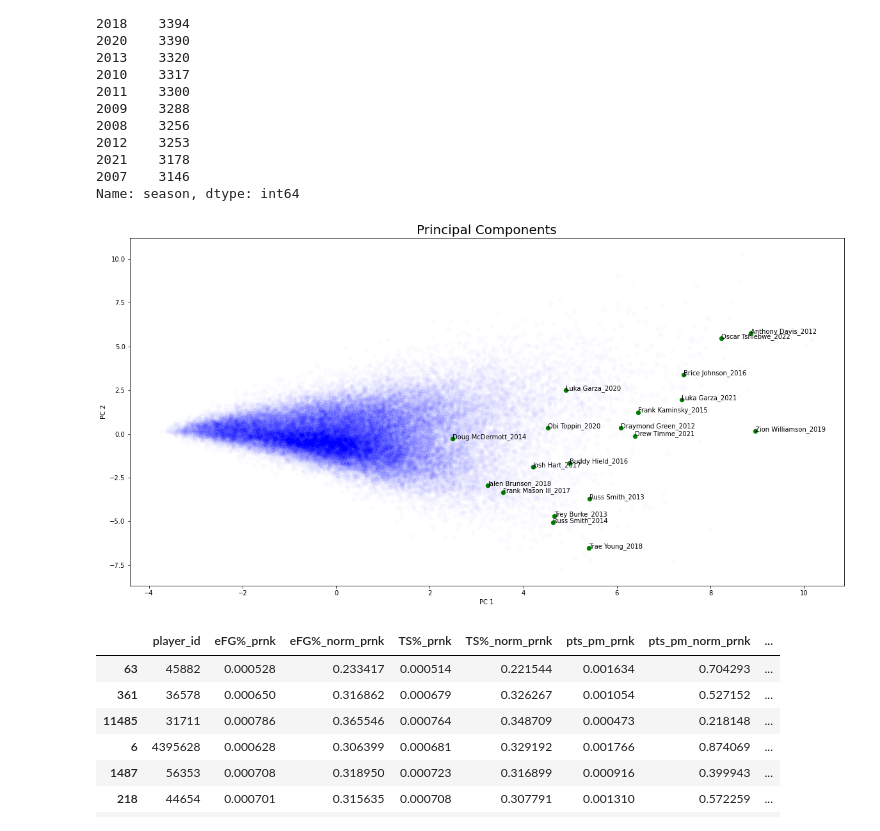
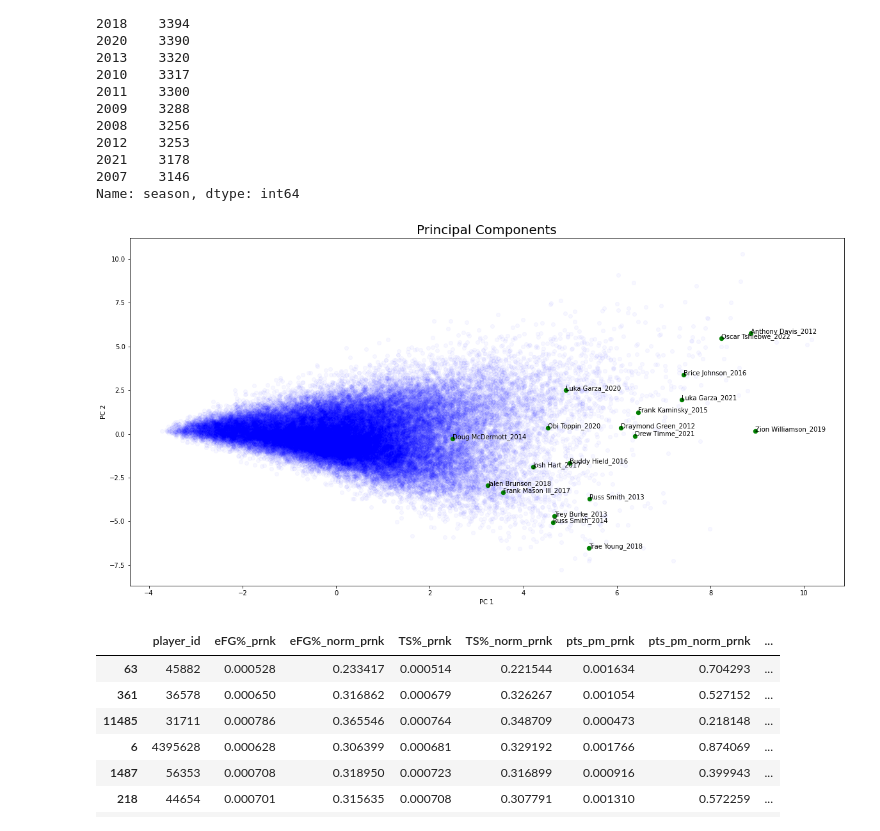
Before and after one commit to btatkinson/NCAA-basketball-Capstone, a Jupyter notebook: notebooks/visualizations/streamlit_historical_players.ipynb, the cells around one changed output. Cells and saved outputs as stored; diff of their text form; code cells hidden in the pictures.

```diff
--- a/notebooks/visualizations/streamlit_historical_players.ipynb
+++ b/notebooks/visualizations/streamlit_historical_players.ipynb
@@ -243,7 +247,7 @@ teams_name2id = {v:k for k,v in teams_id2name.items()}
 
 stat_ = 'pts_pm'
 tmp_prnk = get_pagerank(pbox, stat_)
-tmp_prnk = tmp_prnk.sort_values(by='pts_pm_norm_prnk',ascending=False)
+tmp_prnk = tmp_prnk.sort_values(by='pts_pm_prnk',ascending=False)
 tmp_prnk['player_name'] = tmp_prnk['player_id'].map(players_id2name)
 tmp_prnk['player_team'] = tmp_prnk['player_id'].map(players_id2team)
 tmp_prnk.head(20)
@@ -378,30 +382,30 @@ Name: season, dtype: int64
 # %%
 
 
 import matplotlib.pyplot as plt
 
 
 fig, ax=plt.subplots(figsize=(20, 10))
 
-plt.scatter(npoys.pc_1, npoys.pc_2, c='b', alpha = 0.01)
+plt.scatter(npoys.pc_1, npoys.pc_2, c='b', alpha = 0.03)
 plt.scatter(poys.pc_1, poys.pc_2, c='g', s=40)
 
 plt.title("Principal Components", fontsize=20)
 
 
 for i in range(poys.shape[0]):
     plt.text(x=poys.pc_1[i],y=poys.pc_2[i],s=poys.player_name[i])
 
 ax.set_ylabel('PC 2')
 ax.set_xlabel('PC 1')
 
 plt.show()
 
 
 
 # test.loc[test['player_name'].str.contains('III_2017')]
 # %% [output]
-[figure, old version]
+[figure, new version]
 # %%
 
 test.sort_values(by='pc_1', ascending=False).head(60)
```
Also changed, not shown: parts of 5 cells of this notebook, 3 other files.
